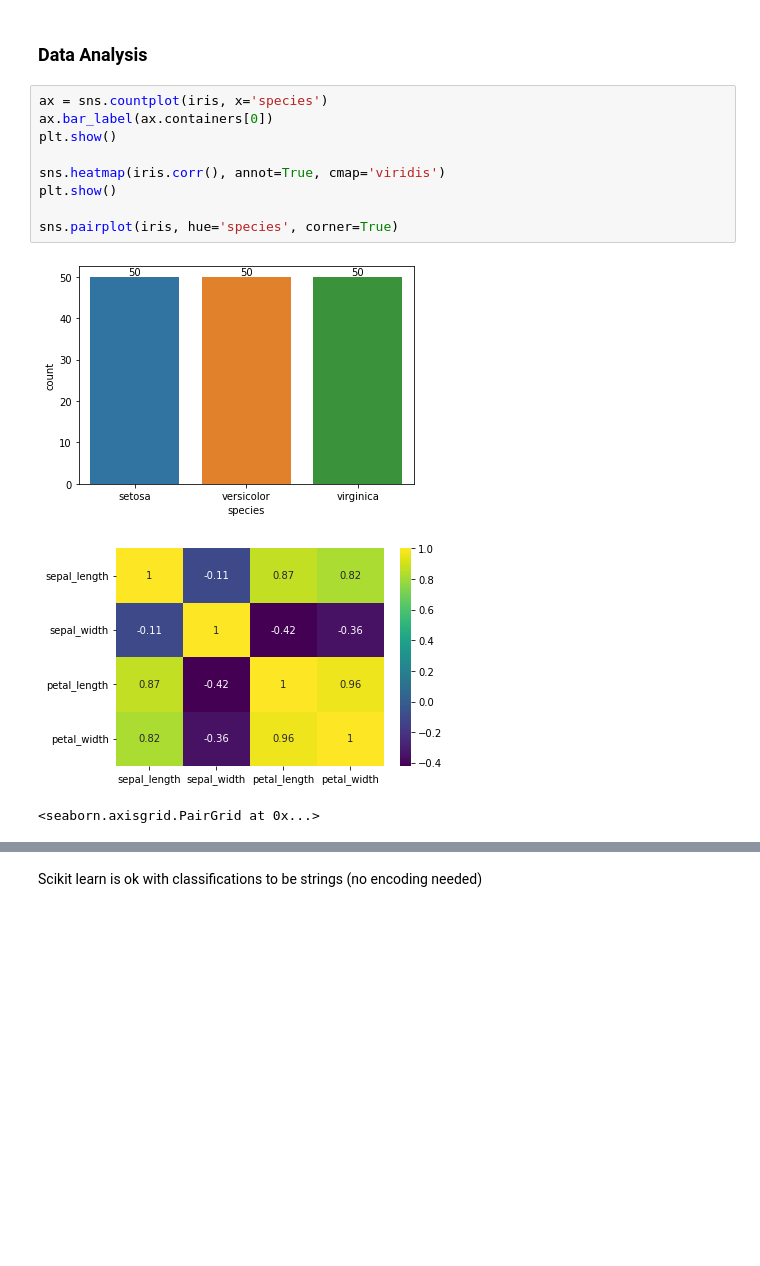
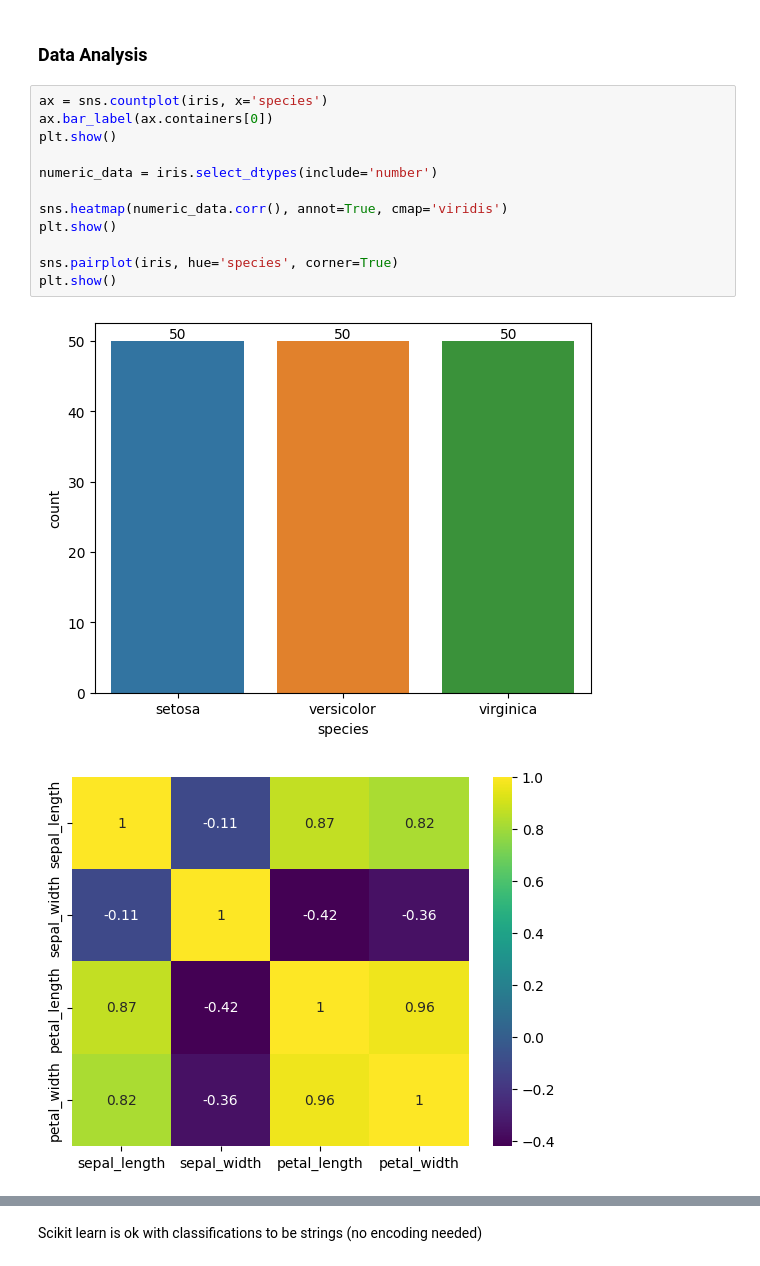
Before and after one commit to Mando-coder/machine-learning, a Jupyter notebook: src/09_Logistic Regression.ipynb, the cells around one changed output, grey strips where cells are left out. Cells and saved outputs as stored; diff of their text form; blank space fills up the shorter version.

```diff
--- a/src/09_Logistic Regression.ipynb
+++ b/src/09_Logistic Regression.ipynb
@@ -210,13 +207,15 @@ iris.head()
 # %%
 ax = sns.countplot(iris, x='species')
 ax.bar_label(ax.containers[0])
 plt.show()
 
-sns.heatmap(iris.corr(), annot=True, cmap='viridis')
+numeric_data = iris.select_dtypes(include='number')
+
+sns.heatmap(numeric_data.corr(), annot=True, cmap='viridis')
 plt.show()
 
 sns.pairplot(iris, hue='species', corner=True)
+plt.show()
 # %% [output]
-[figure, old version]
+[figure, new version]
-[figure, old version]
+[figure, new version]
-<seaborn.axisgrid.PairGrid at 0x...>
```
Also changed, not shown: parts of 11 cells of this notebook, 6 other files.
